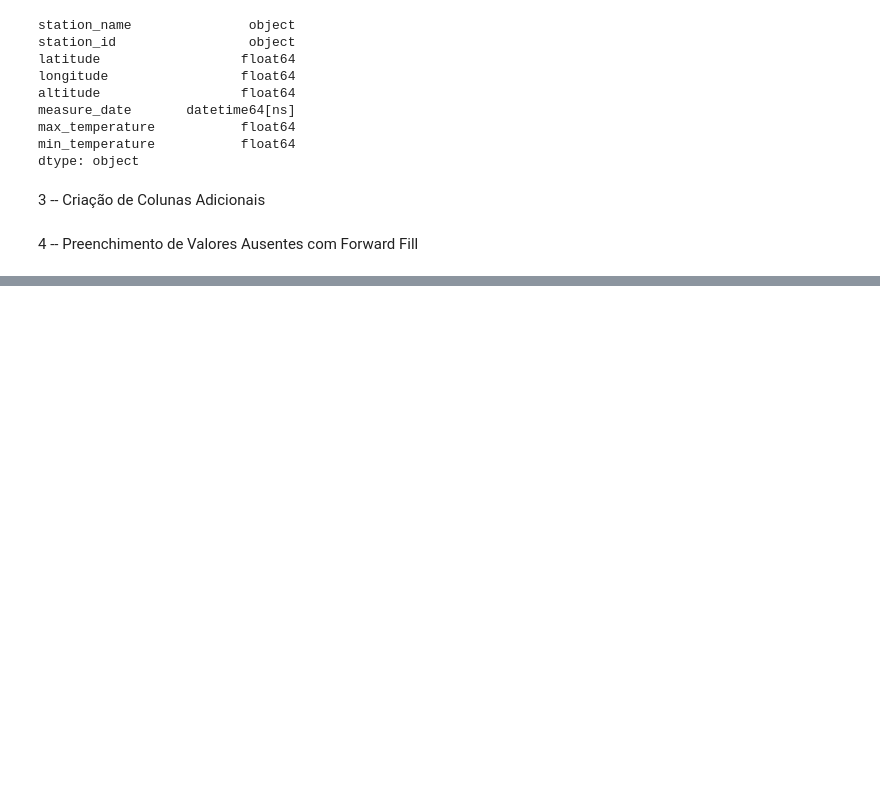
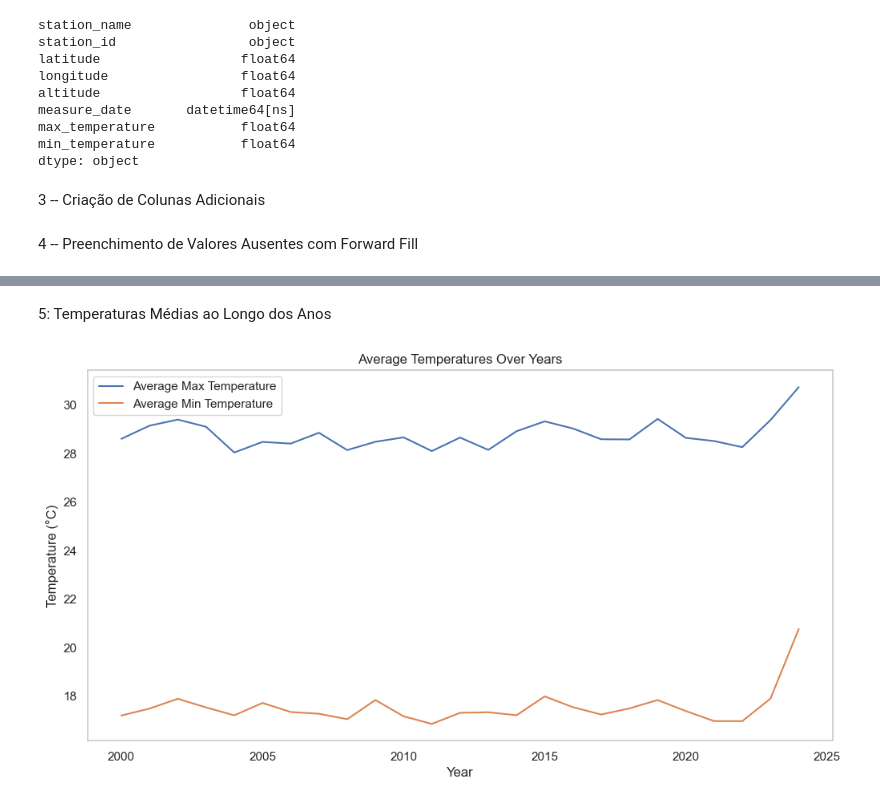
Before and after one commit to LuizMiguelMds/TemperatureForecasting, a Jupyter notebook: TemperatureForecasting.ipynb, the cells around one changed output, grey strips where cells are left out. Drawn from its saved outputs; the diff is of its cells as text; code cells hidden in the pictures; blank space fills up the shorter version.

```diff
--- a/TemperatureForecasting.ipynb
+++ b/TemperatureForecasting.ipynb
@@ -350,0 +419,21 @@ df['min_temperature'] = df['min_temperature'].fillna(method='ffill')
+# %% [markdown]
+5: Temperaturas Médias ao Longo dos Anos
+# %%
+# Average maximum temperature per year
+avg_max_temp_year = df.groupby('year')['max_temperature'].mean()
+
+# Average minimum temperature per year
+avg_min_temp_year = df.groupby('year')['min_temperature'].mean()
+
+# Plotting
+plt.figure(figsize=(12,6))
+plt.plot(avg_max_temp_year.index, avg_max_temp_year.values, label='Average Max Temperature')
+plt.plot(avg_min_temp_year.index, avg_min_temp_year.values, label='Average Min Temperature')
+plt.title('Average Temperatures Over Years')
+plt.xlabel('Year')
+plt.ylabel('Temperature (°C)')
+plt.legend()
+plt.grid(False)
+plt.show()
+# %% [output]
+[figure, added]
```
Also changed, not shown: parts of 15 cells of this notebook.
